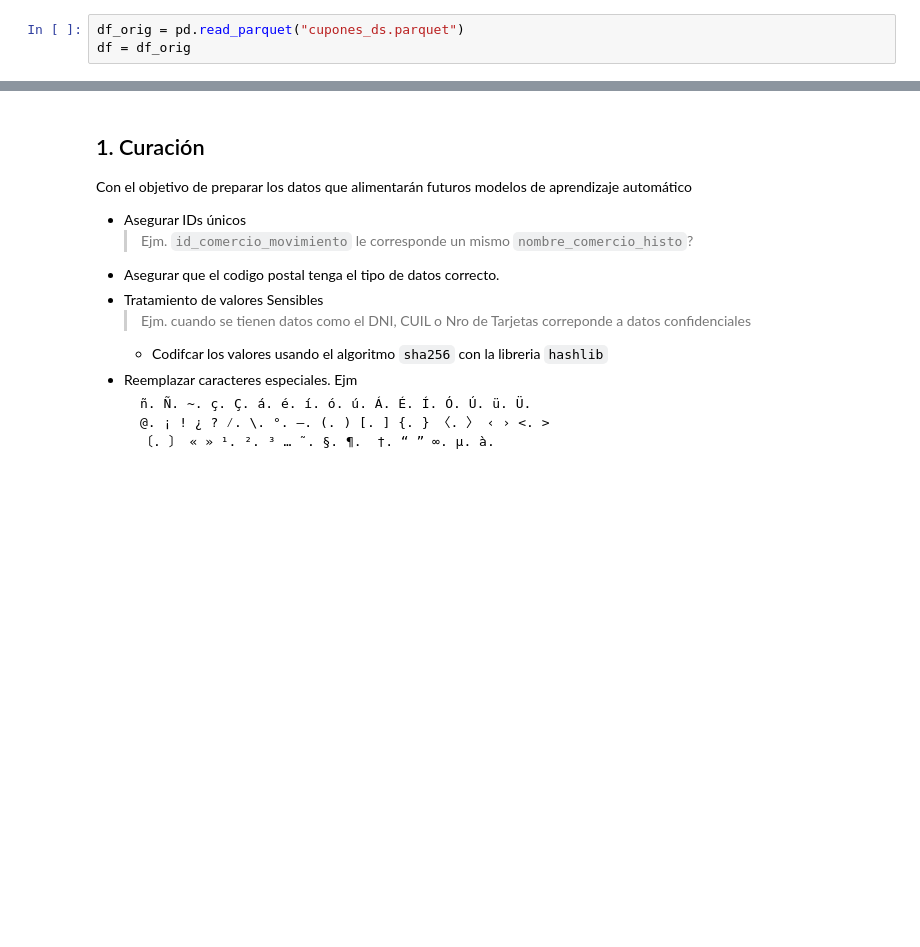
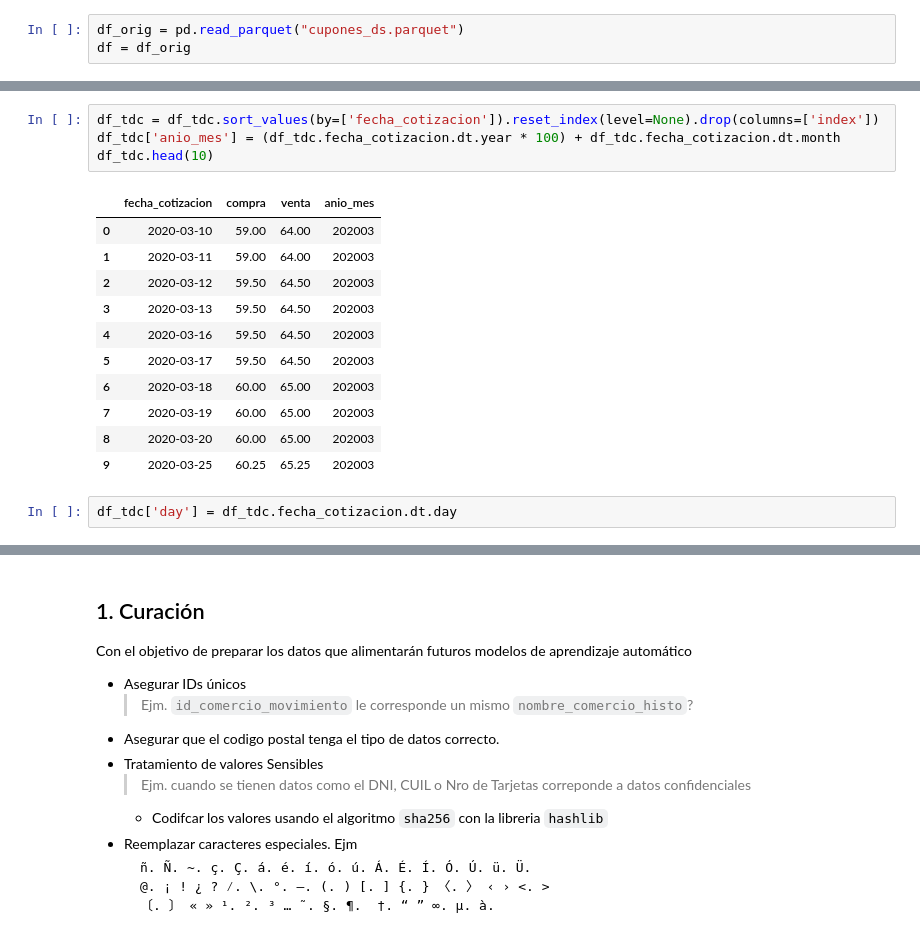
Before and after one commit to JIBarrionuevoGaltier/DiploDatos_2021_Mentoria_Grupo_2, a Jupyter notebook: notebooks_tp2/Trabajo Práctico 2.ipynb, the cells around one changed output, grey strips where cells are left out. Cells and saved outputs as stored; diff of their text form; blank space fills up the shorter version.

```diff
--- a/notebooks_tp2/Trabajo Práctico 2.ipynb
+++ b/notebooks_tp2/Trabajo Práctico 2.ipynb
@@ -45,0 +63,18 @@ df = df_orig
+# %%
+df_tdc = df_tdc.sort_values(by=['fecha_cotizacion']).reset_index(level=None).drop(columns=['index'])
+df_tdc['anio_mes'] = (df_tdc.fecha_cotizacion.dt.year * 100) + df_tdc.fecha_cotizacion.dt.month
+df_tdc.head(10)
+# %% [output]
+|  | fecha_cotizacion | compra | venta | anio_mes |
+| 0 | 2020-03-10 | 59.00 | 64.00 | 202003 |
+| 1 | 2020-03-11 | 59.00 | 64.00 | 202003 |
+| 2 | 2020-03-12 | 59.50 | 64.50 | 202003 |
+| 3 | 2020-03-13 | 59.50 | 64.50 | 202003 |
+| 4 | 2020-03-16 | 59.50 | 64.50 | 202003 |
+| 5 | 2020-03-17 | 59.50 | 64.50 | 202003 |
+| 6 | 2020-03-18 | 60.00 | 65.00 | 202003 |
+| 7 | 2020-03-19 | 60.00 | 65.00 | 202003 |
+| 8 | 2020-03-20 | 60.00 | 65.00 | 202003 |
+| 9 | 2020-03-25 | 60.25 | 65.25 | 202003 |
+# %%
+df_tdc['day'] = df_tdc.fecha_cotizacion.dt.day
```
Also changed, not shown: parts of 82 cells of this notebook.
